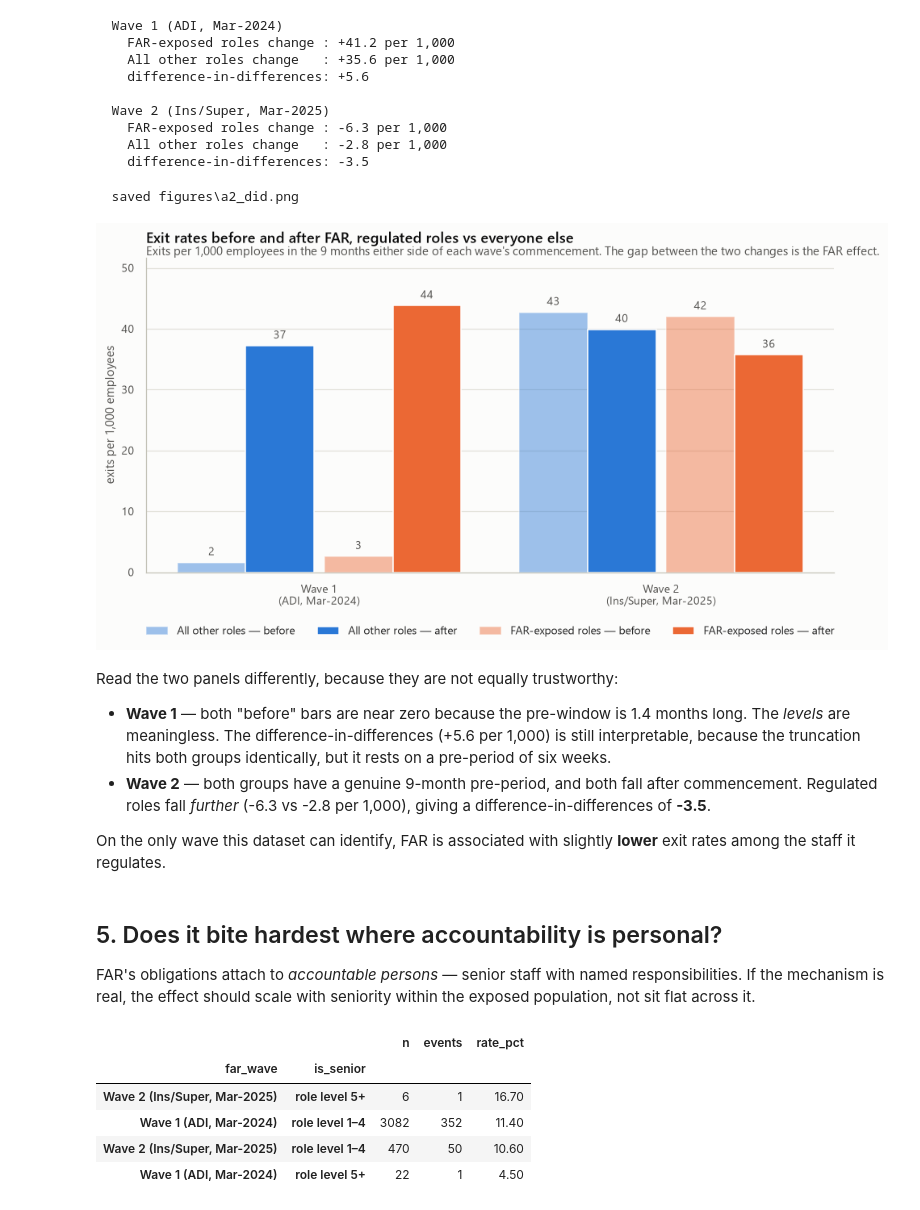
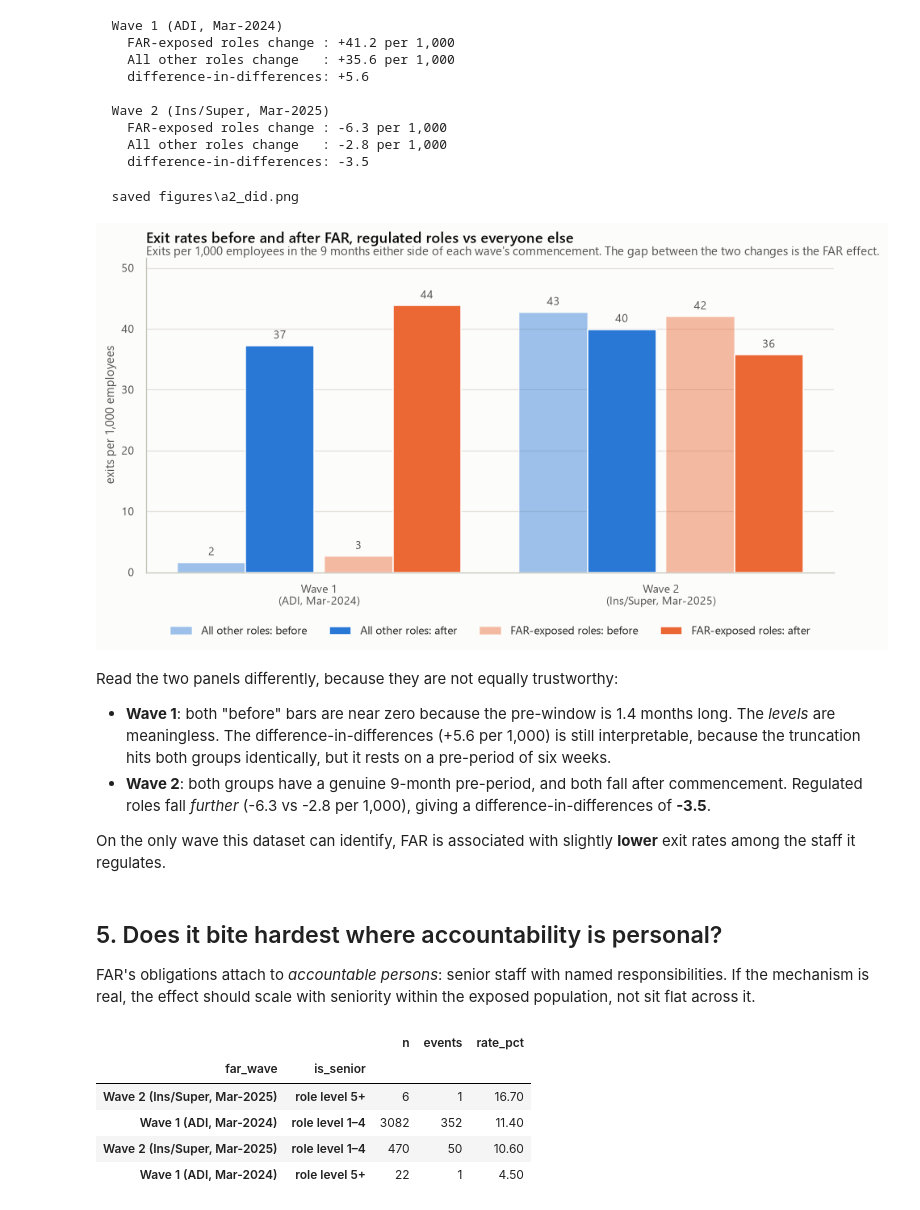
Before and after one commit to FellOffTheStairs/GitHappens_AccentureXUSYDDatathon, a Jupyter notebook: notebooks/04_angle2_far.ipynb, the cells around one changed output. Cells and saved outputs as stored; diff of their text form; code cells hidden in the pictures.

```diff
--- a/notebooks/04_angle2_far.ipynb
+++ b/notebooks/04_angle2_far.ipynb
@@ -270,41 +267,41 @@ for wave, sub in did.groupby("far_wave", observed=True):
 # %%
 fig, ax = figure(
     "Exit rates before and after FAR, regulated roles vs everyone else",
     f"Exits per 1,000 employees in the {WINDOW} months either side of each wave's "
     "commencement. The gap between the two changes is the FAR effect.",
     figsize=(10, 4.6),
 )
 
 waves_present = sorted(did["far_wave"].unique())
 x = np.arange(len(waves_present))
 width = 0.2
 
 for i, (group, colour) in enumerate([("All other roles", SERIES[0]),
                                      ("FAR-exposed roles", SERIES[1])]):
     sub = did[did["group"] == group].set_index("far_wave").loc[waves_present]
     ax.bar(x + (i - 0.5) * (2 * width + 0.03) - width / 2, sub["pre_per_1000"],
-           width, color=colour, alpha=0.45, label=f"{group} — before")
+           width, color=colour, alpha=0.45, label=f"{group}: before")
     ax.bar(x + (i - 0.5) * (2 * width + 0.03) + width / 2, sub["post_per_1000"],
-           width, color=colour, label=f"{group} — after")
+           width, color=colour, label=f"{group}: after")
 
 label_bars(ax, "{:,.0f}")
 ax.set_xticks(x, [w.replace(" (", "\n(") for w in waves_present])
 ax.set(ylabel="exits per 1,000 employees", xlabel="",
        ylim=(0, did[["pre_per_1000", "post_per_1000"]].to_numpy().max() * 1.18))
 ax.legend(ncols=4, loc="upper center", bbox_to_anchor=(0.5, -0.14))
 save_fig(fig, "a2_did")
 plt.show()
 # %% [output]
   saved figures\a2_did.png
-[figure, old version]
+[figure, new version]
 # %% [markdown]
 Read the two panels differently, because they are not equally trustworthy:
 
-- **Wave 1** — both "before" bars are near zero because the pre-window is 1.4
+- **Wave 1**: both "before" bars are near zero because the pre-window is 1.4
   months long. The *levels* are meaningless. The difference-in-differences
   (+5.6 per 1,000) is still interpretable, because the truncation hits both
   groups identically, but it rests on a pre-period of six weeks.
-- **Wave 2** — both groups have a genuine 9-month pre-period, and both fall
+- **Wave 2**: both groups have a genuine 9-month pre-period, and both fall
   after commencement. Regulated roles fall *further* (-6.3 vs -2.8 per
   1,000), giving a difference-in-differences of **-3.5**.
 
@@ -313,7 +310,7 @@ On the only wave this dataset can identify, FAR is associated with slightly
 # %% [markdown]
 ## 5. Does it bite hardest where accountability is personal?
 
-FAR's obligations attach to *accountable persons* — senior staff with named
+FAR's obligations attach to *accountable persons*: senior staff with named
 responsibilities. If the mechanism is real, the effect should scale with
 seniority within the exposed population, not sit flat across it.
 # %%
```
Also changed, not shown: parts of 20 cells of this notebook, 16 other files.
